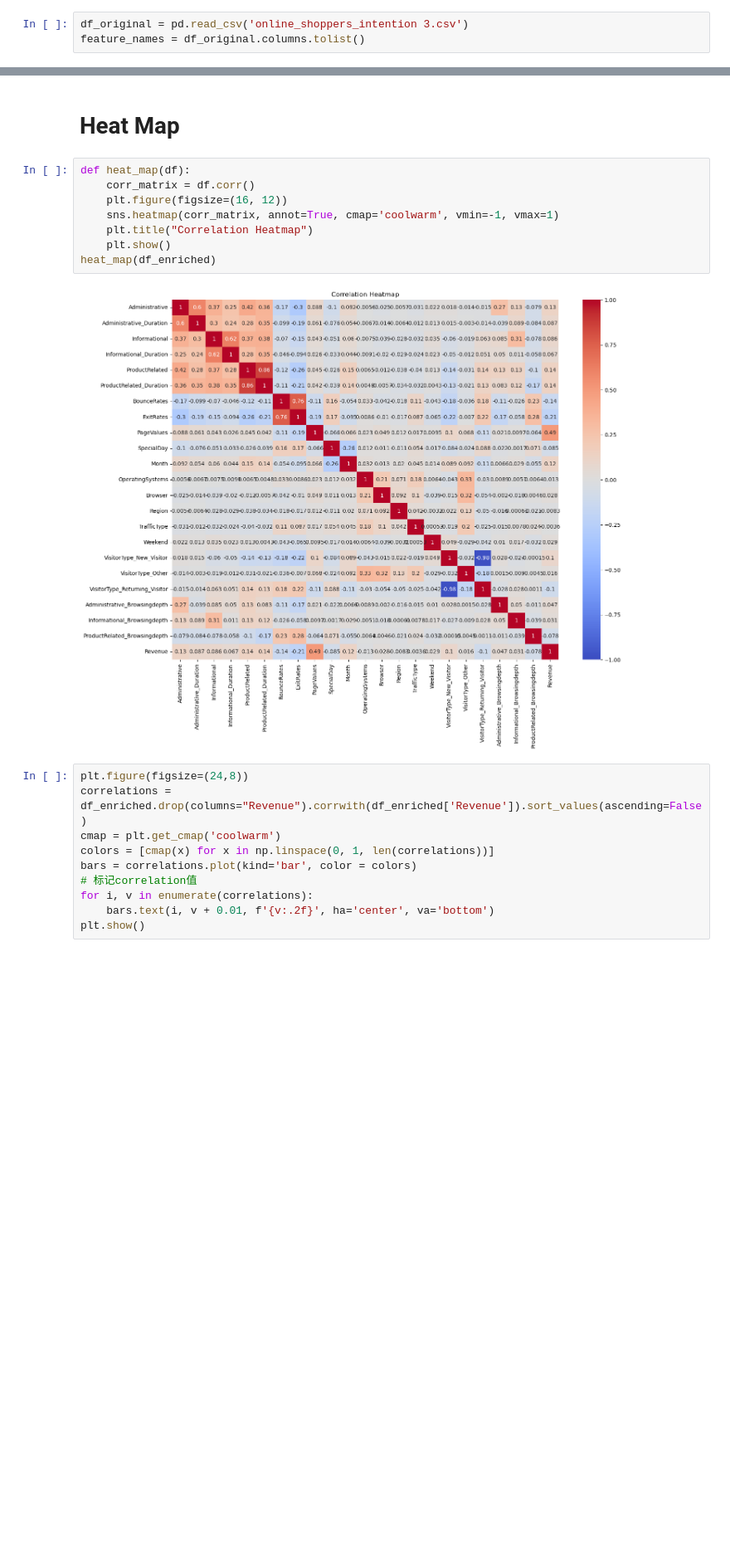
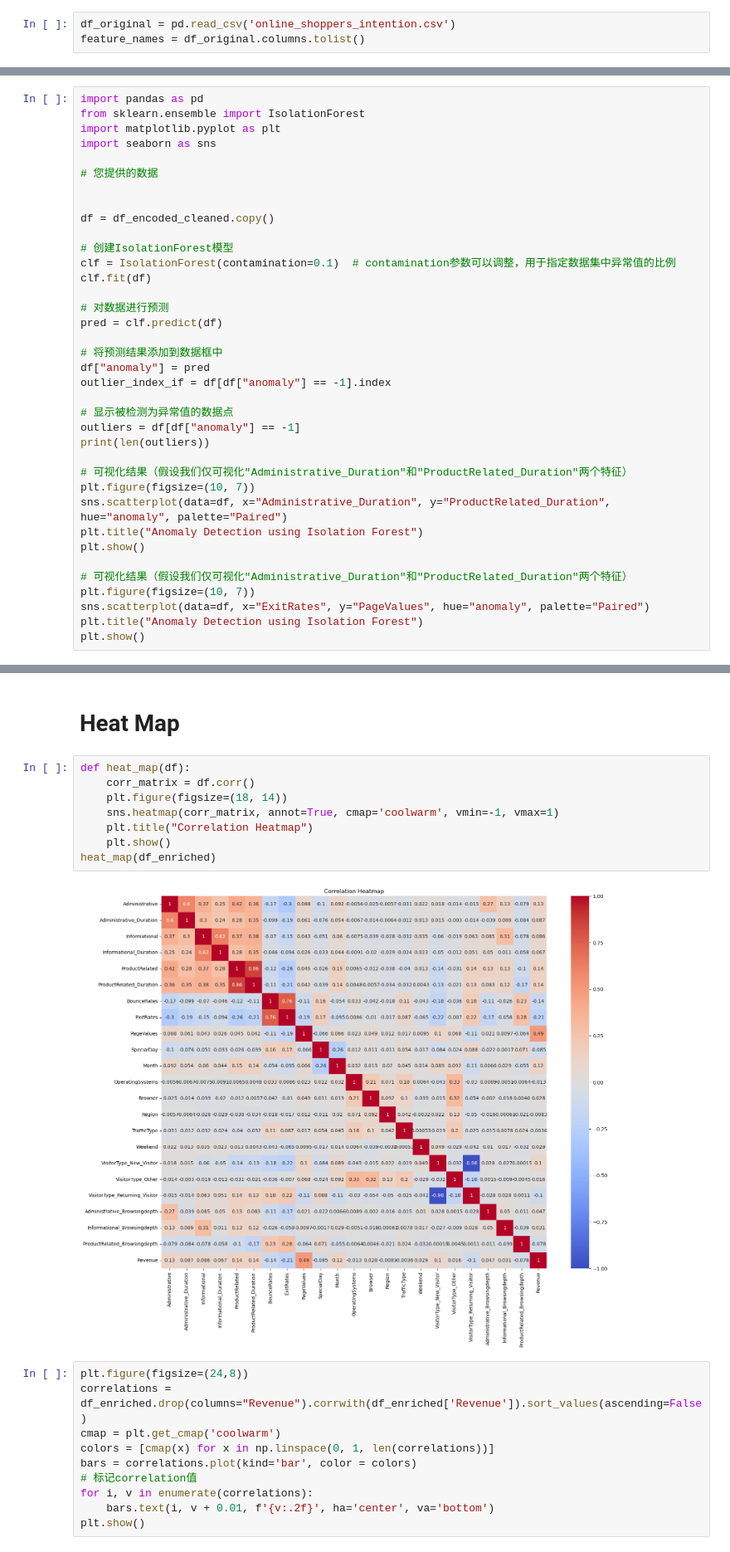
Before and after one commit to lokkkkkk111/onlinePurchasesPrediction, a Jupyter notebook: ESE527Project.ipynb, the cells around one changed output, grey strips where cells are left out. Shown at 83% size. Cells and saved outputs as stored; diff of their text form; blank space fills up the shorter version.

Commit message:
10.30 Outlier detection method added, more EDA

```diff
--- a/ESE527Project.ipynb
+++ b/ESE527Project.ipynb
@@ -19,7 +19,7 @@ from scipy import stats
 import statsmodels.api as sm
 from statsmodels.formula.api import ols
 # %%
-df_original = pd.read_csv('online_shoppers_intention 3.csv')
+df_original = pd.read_csv('online_shoppers_intention.csv')
 feature_names = df_original.columns.tolist()
 # %% [markdown]
 Data Set Information:
@@ -236,0 +293,37 @@ for key in outliers_dict:
+# %%
+import pandas as pd
+from sklearn.ensemble import IsolationForest
+import matplotlib.pyplot as plt
+import seaborn as sns
+
+# 您提供的数据
+
+
+df = df_encoded_cleaned.copy()
+
+# 创建IsolationForest模型
+clf = IsolationForest(contamination=0.1)  # contamination参数可以调整，用于指定数据集中异常值的比例
+clf.fit(df)
+
+# 对数据进行预测
+pred = clf.predict(df)
+
+# 将预测结果添加到数据框中
+df["anomaly"] = pred
+outlier_index_if = df[df["anomaly"] == -1].index
+
+# 显示被检测为异常值的数据点
+outliers = df[df["anomaly"] == -1]
+print(len(outliers))
+
+# 可视化结果（假设我们仅可视化"Administrative_Duration"和"ProductRelated_Duration"两个特征）
+plt.figure(figsize=(10, 7))
+sns.scatterplot(data=df, x="Administrative_Duration", y="ProductRelated_Duration", hue="anomaly", palette="Paired")
+plt.title("Anomaly Detection using Isolation Forest")
+plt.show()
+
+# 可视化结果（假设我们仅可视化"Administrative_Duration"和"ProductRelated_Duration"两个特征）
+plt.figure(figsize=(10, 7))
+sns.scatterplot(data=df, x="ExitRates", y="PageValues", hue="anomaly", palette="Paired")
+plt.title("Anomaly Detection using Isolation Forest")
+plt.show()
@@ -327,13 +431,13 @@ plt.show()
 # %%
 def heat_map(df):
     corr_matrix = df.corr()
-    plt.figure(figsize=(16, 12))
+    plt.figure(figsize=(18, 14))
     sns.heatmap(corr_matrix, annot=True, cmap='coolwarm', vmin=-1, vmax=1)
     plt.title("Correlation Heatmap")
     plt.show()
 heat_map(df_enriched)
 # %% [output]
-[figure, old version]
+[figure, new version]
 # %%
 plt.figure(figsize=(24,8))
 correlations = df_enriched.drop(columns="Revenue").corrwith(df_enriched['Revenue']).sort_values(ascending=False)
```
Also changed, not shown: parts of 13 cells of this notebook, 1 other file.
